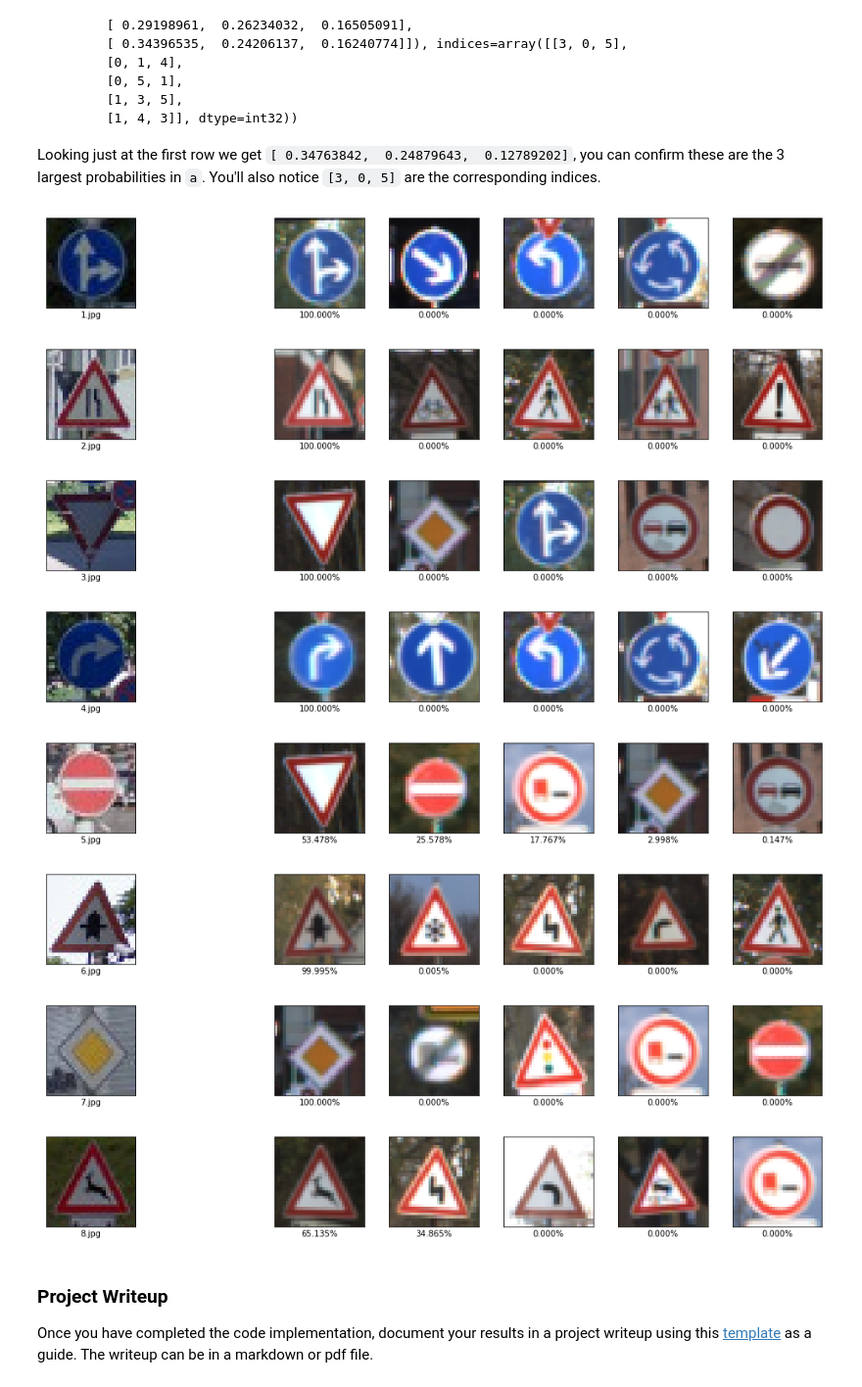
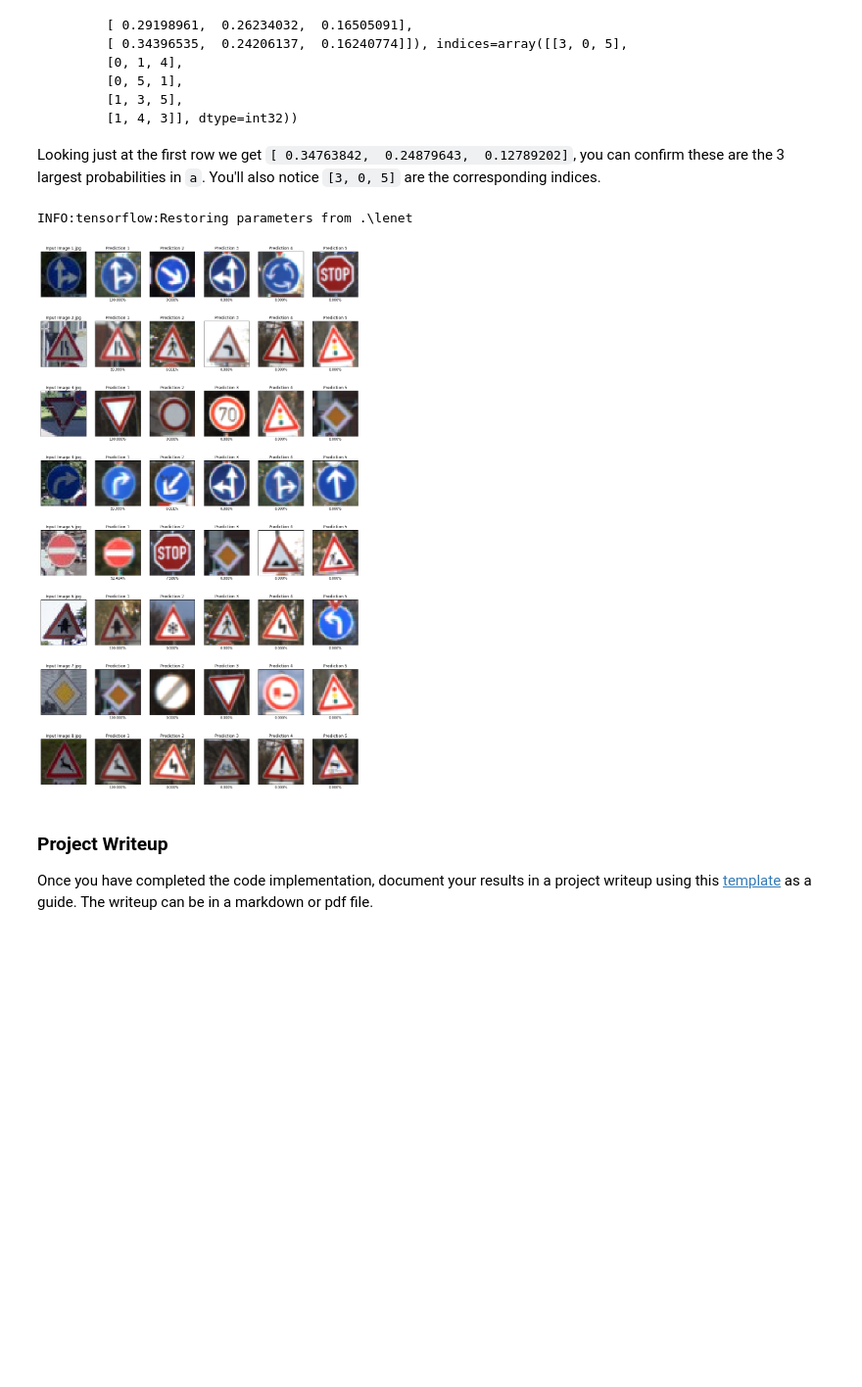
Before and after one commit to stefancyliax/CarND-Traffic-Sign-Classifier-Project, a Jupyter notebook: Traffic_Sign_Classifier.ipynb, the cells around one changed output. Shown at 98% size. Saved outputs shown, nothing was run; the diff lists cells and outputs as text; code cells hidden in the pictures; blank space fills up the shorter version.

```diff
--- a/Traffic_Sign_Classifier.ipynb
+++ b/Traffic_Sign_Classifier.ipynb
@@ -174,7 +173,7 @@ for n in range(len(X_prototypes)):
     plt.subplot(6,8,n+1)
     plt.xticks([]), plt.yticks([])
     plt.imshow(image, cmap="gray")
-    plt.title(n)
+    plt.title('Label: '+ str(n))
 
 plt.show()
 # %% [output]
@@ -518,11 +520,12 @@ import tensorflow as tf
 from tensorflow.contrib.layers import flatten
 
 tf.reset_default_graph()
+
 #Hyperparameters
-
-EPOCHS = 20
+EPOCHS = 10
 BATCH_SIZE = 128
-rate = 0.0008
+rate = 0.001
+dropout = 0.5
 # %%
 def CNN(x):
     # Arguments used for tf.truncated_normal, randomly defines variables for the weights and biases for each layer
@@ -633,7 +635,7 @@ with tf.Session() as sess:
         for offset in range(0, num_examples, BATCH_SIZE):
             end = offset + BATCH_SIZE
             batch_x, batch_y = X_train[offset:end], y_train[offset:end]
-            sess.run(training_operation, feed_dict={x: batch_x, y: batch_y, keep_prob: 0.5})
+            sess.run(training_operation, feed_dict={x: batch_x, y: batch_y, keep_prob: dropout})
 
         validation_accuracy = evaluate(X_valid, y_valid)
         print("EPOCH {} ...".format(i+1))
@@ -643,8 +645,6 @@ with tf.Session() as sess:
         print()
 
     saver.save(sess, './lenet')
-    test_accuracy = evaluate(X_test, y_test)
-    print("Test Accuracy = {:.3f}".format(test_accuracy))
     print("Model saved")
 # %% [output]
 Training...
@@ -725,6 +726,6 @@ for n in range(len(y_test_own)):
 ### Predict the Sign Type for Each Image
 # %%
 # Do preprocessing on images'
-#X_test_copy = X_test_own.copy()
+X_test_copy = X_test_own.copy()
 X_test_own = hist_equ(X_test_own)
 X_test_own = normalize(X_test_own)
@@ -787,50 +785,38 @@ Looking just at the first row we get `[ 0.34763842,  0.24879643,  0.12789202]`,
 # %%
 ### Print out the top five softmax probabilities for the predictions on the German traffic sign images found on the web.
 ### Feel free to use as many code cells as needed.
 
 softmax = tf.nn.softmax(logits)
 top_k = tf.nn.top_k(softmax, k =5,sorted=True)
 
 with tf.Session() as sess:
     sess.run(tf.global_variables_initializer())
     saver.restore(sess, tf.train.latest_checkpoint('.'))
 
-    #test_softmax_logits = sess.run(softmax, feed_dict={x: X_test_own, keep_prob: 1.0})
     test_top_k = sess.run(top_k, feed_dict={x: X_test_own, keep_prob: 1.0})
-
 
 prob, label = test_top_k
 
+plt.figure(figsize=(17,30))
 
 for n in range(prob.shape[0]):
-    plt.figure(figsize=(17,2))
     image = X_test_copy[n]
-    plt.subplot(171)
+    plt.subplot(8,6,n*6+1)
     plt.xticks([]), plt.yticks([])
     plt.imshow(image, cmap="gray")
-    plt.xlabel(str(n+1) + '.jpg')
+    plt.title('Input Image '+ str(n+1) + '.jpg')
     for m in range(prob.shape[1]):
-        plt.subplot(1,7,m+3)
+        plt.subplot(8,6,n*6+m+2)
         plt.imshow(X_prototypes[label[n,m]], cmap="gray")
         plt.xticks([]), plt.yticks([])
+        plt.title('Prediction {}'.format(m+1))
         plt.xlabel('{:2.3f}%'.format(prob[n,m]*100))
 
 
-    plt.show()
-    """
-    plt.text(40, 20,"correct label: {0}\npredicted labels: {1}".format(y_test_own[n],
-             label[n]),
-             fontsize=14, color='black')
-    """
+plt.show()
 # %% [output]
+INFO:tensorflow:Restoring parameters from .\lenet
-[figure, old version]
+[figure, new version]
-[figure, removed]
-[figure, removed]
-[figure, removed]
-[figure, removed]
-[figure, removed]
-[figure, removed]
-[figure, removed]
 # %% [markdown]
 ### Project Writeup
 
```
Also changed, not shown: parts of 13 cells of this notebook, 3 other files.
